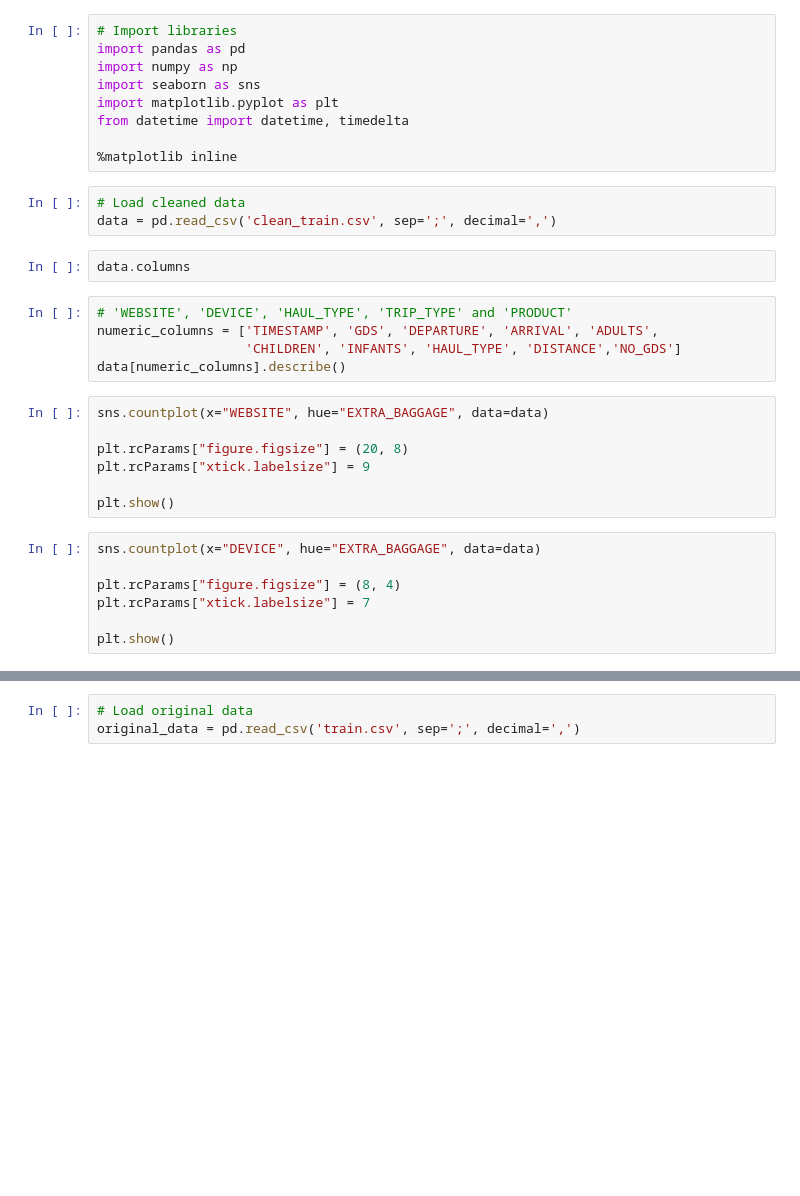
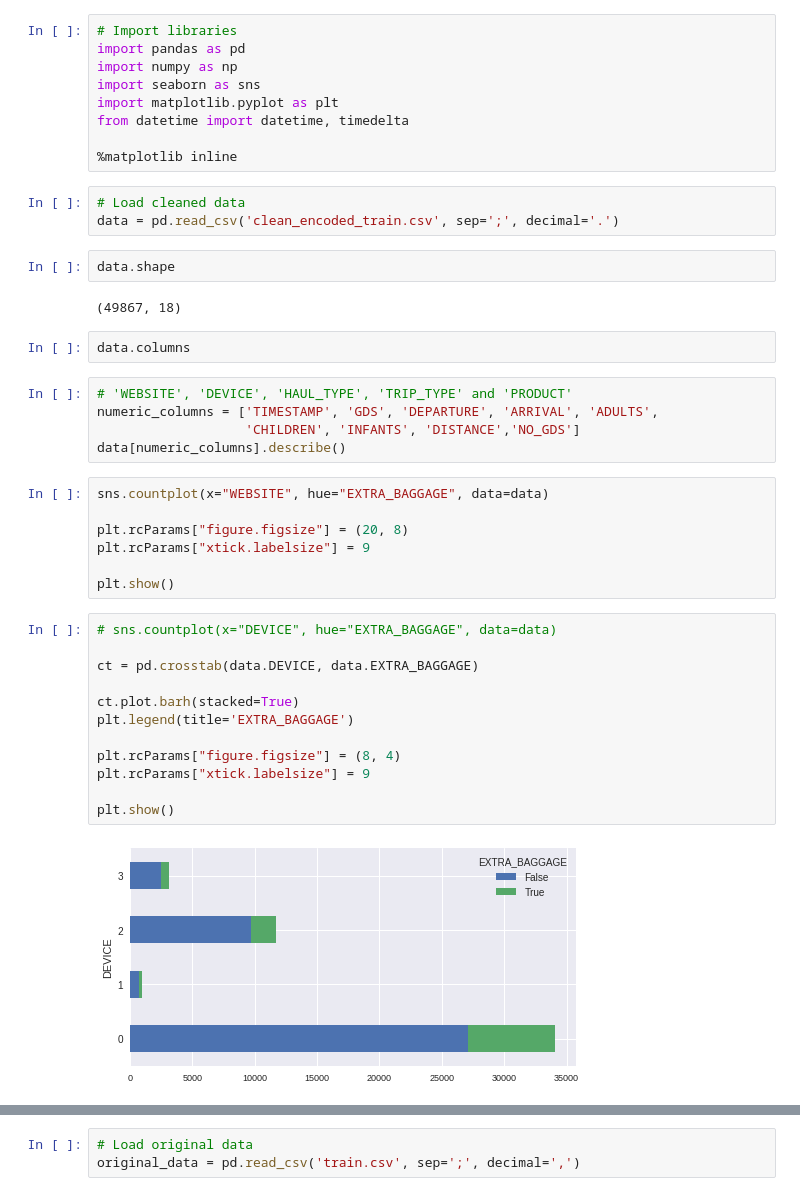
Before and after one commit to mgvaldes/edreams-exercise, a Jupyter notebook: exploratory_analysis.ipynb, the cells around one changed output, grey strips where cells are left out. Drawn from its saved outputs; the diff is of its cells as text; blank space fills up the shorter version.

```diff
--- a/exploratory_analysis.ipynb
+++ b/exploratory_analysis.ipynb
@@ -9,13 +9,17 @@ from datetime import datetime, timedelta
 %matplotlib inline
 # %%
 # Load cleaned data
-data = pd.read_csv('clean_train.csv', sep=';', decimal=',')
+data = pd.read_csv('clean_encoded_train.csv', sep=';', decimal='.')
+# %%
+data.shape
+# %% [output]
+(49867, 18)
 # %%
 data.columns
 # %%
 # 'WEBSITE', 'DEVICE', 'HAUL_TYPE', 'TRIP_TYPE' and 'PRODUCT'
 numeric_columns = ['TIMESTAMP', 'GDS', 'DEPARTURE', 'ARRIVAL', 'ADULTS',
-                   'CHILDREN', 'INFANTS', 'HAUL_TYPE', 'DISTANCE','NO_GDS']
+                   'CHILDREN', 'INFANTS', 'DISTANCE','NO_GDS']
 data[numeric_columns].describe()
 # %%
 sns.countplot(x="WEBSITE", hue="EXTRA_BAGGAGE", data=data)
@@ -25,9 +29,16 @@ plt.rcParams["xtick.labelsize"] = 9
 
 plt.show()
 # %%
-sns.countplot(x="DEVICE", hue="EXTRA_BAGGAGE", data=data)
+# sns.countplot(x="DEVICE", hue="EXTRA_BAGGAGE", data=data)
+
+ct = pd.crosstab(data.DEVICE, data.EXTRA_BAGGAGE)
+
+ct.plot.barh(stacked=True)
+plt.legend(title='EXTRA_BAGGAGE')
 
 plt.rcParams["figure.figsize"] = (8, 4)
-plt.rcParams["xtick.labelsize"] = 7
+plt.rcParams["xtick.labelsize"] = 9
 
 plt.show()
+# %% [output]
+[figure, added]
```
Also changed, not shown: parts of 16 cells of this notebook, 7 other files.
